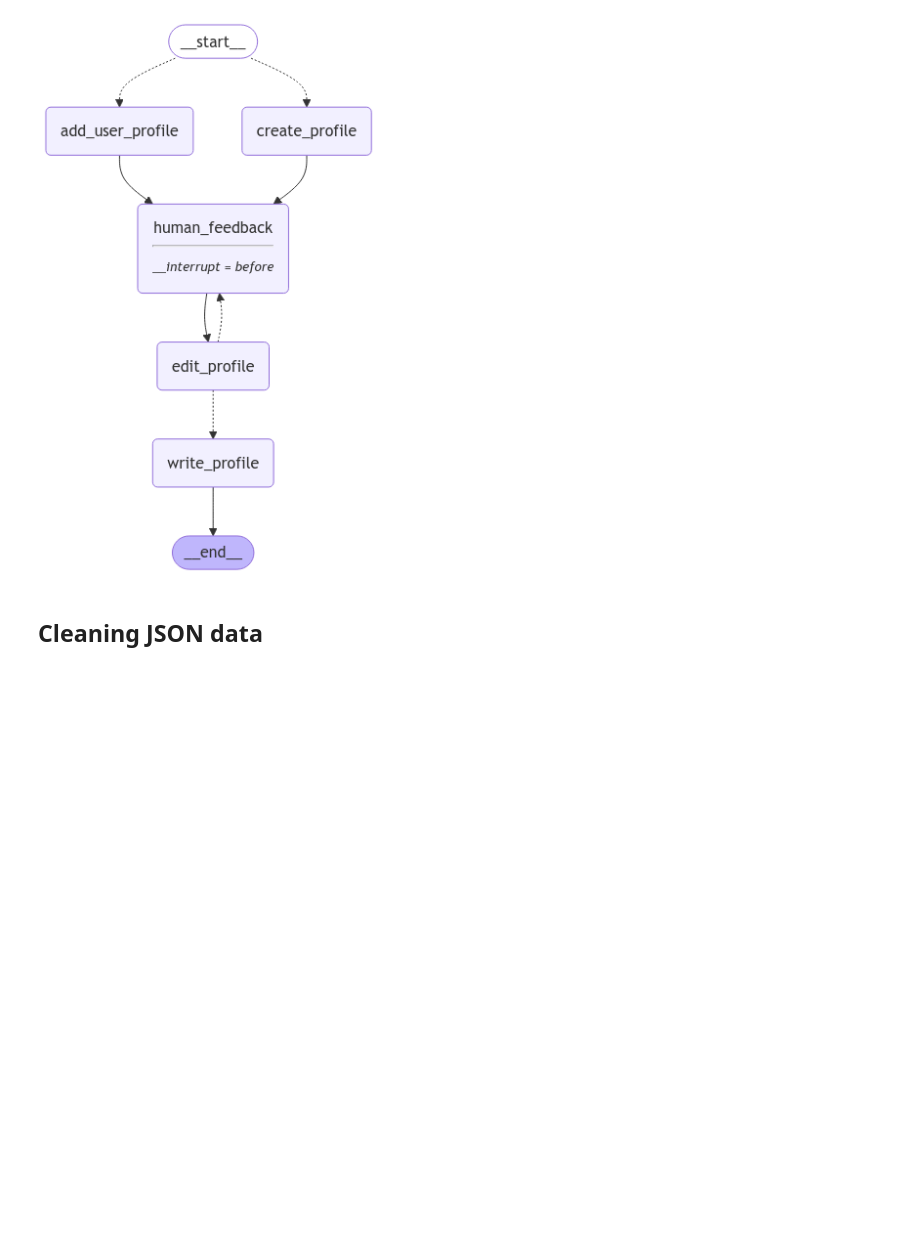
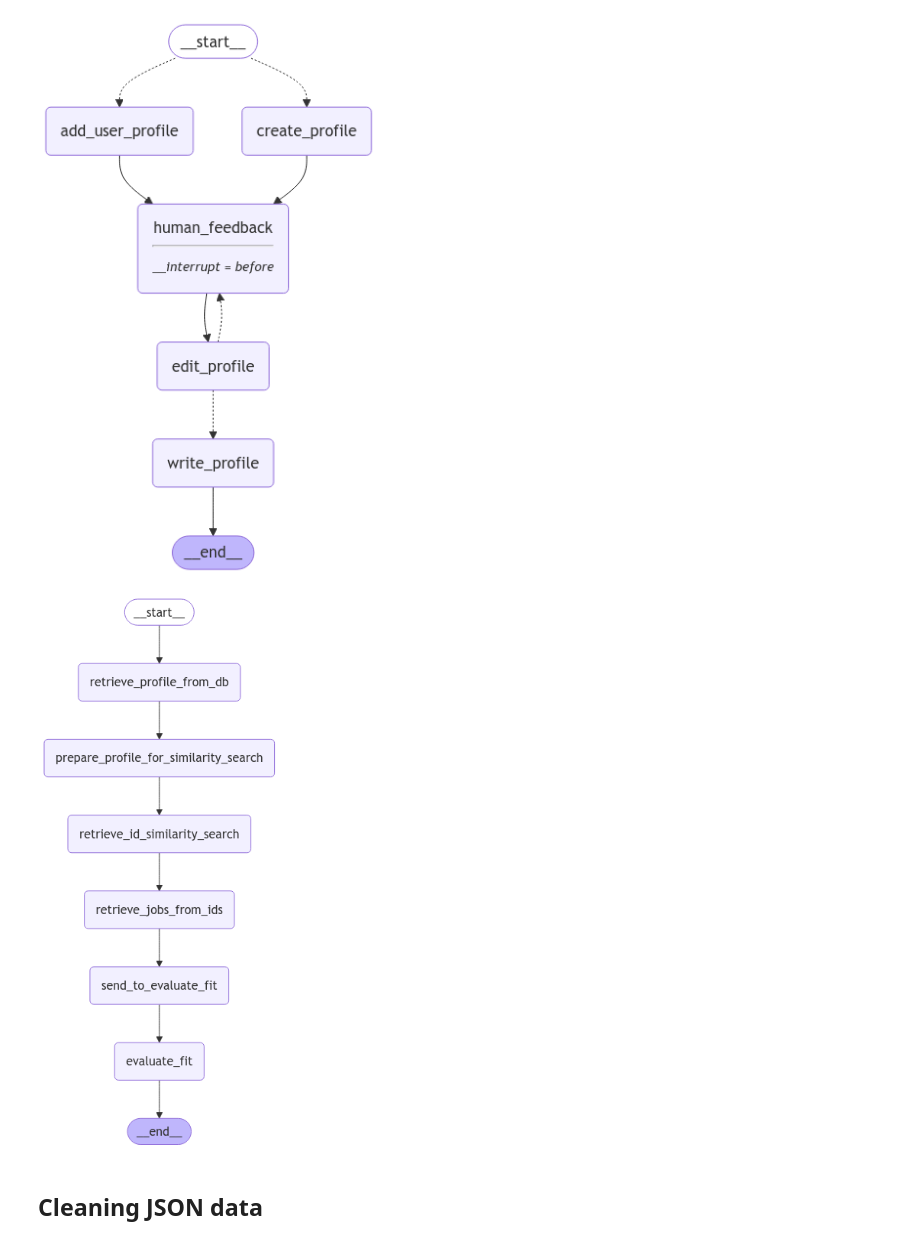
Before and after one commit to TylerKleinbauer/TalentSync, a Jupyter notebook: scratchpad.ipynb, the cells around one changed output. Cells and saved outputs as stored; diff of their text form; code cells hidden in the pictures; blank space fills up the shorter version.

Commit message:
Added perfected the profile matching agent

```diff
--- a/scratchpad.ipynb
+++ b/scratchpad.ipynb
@@ -16,6 +16,24 @@ graph = build_profile_graph()
 display(Image(graph.get_graph().draw_mermaid_png()))
 # %% [output]
 [figure]
+# %%
+import os
+import django
+from IPython.display import Image, display
+
+os.environ.setdefault('DJANGO_SETTINGS_MODULE', 'backend.settings')
+# Setup Django.
+django.setup()
+
+# Import your graph building function
+from backend.apps.job_finding_agent.agent_graph import build_job_finding_graph
+
+# Build and display the graph
+graph = build_job_finding_graph()
+
+display(Image(graph.get_graph().draw_mermaid_png()))
+# %% [output]
+[figure, added]
 # %% [markdown]
 ## Cleaning JSON data
 # %%
```
Also changed, not shown: 16 other files.
